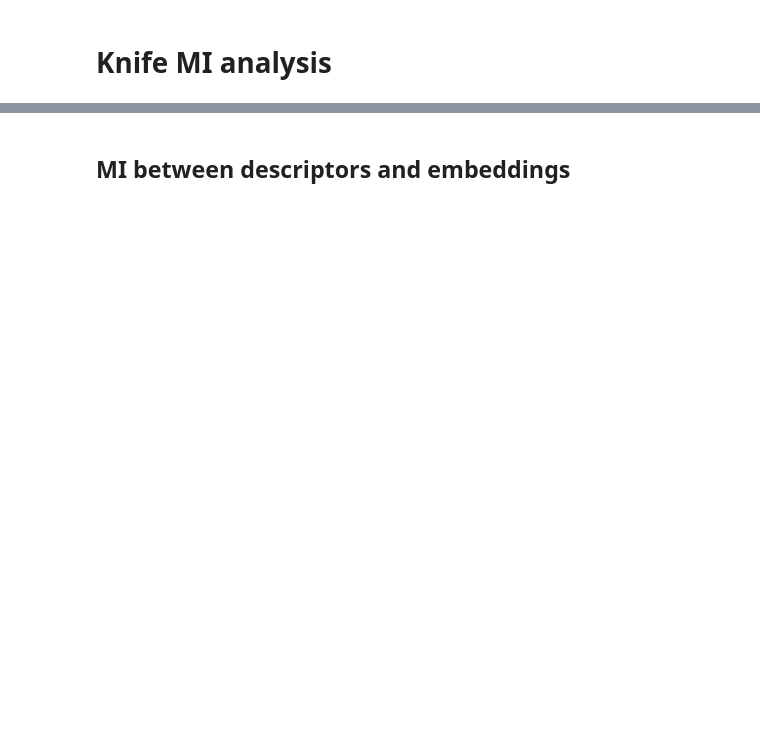
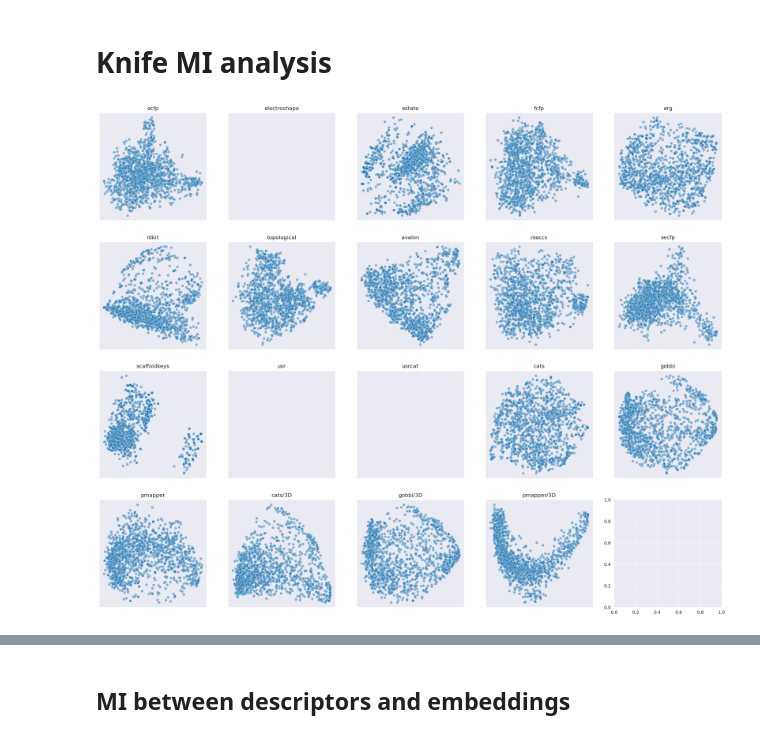
Before and after one commit to ills-montreal/emir, a Jupyter notebook: molecule/analysis.ipynb, the cells around one changed output, grey strips where cells are left out. Saved outputs shown, nothing was run; the diff lists cells and outputs as text; code cells hidden in the pictures; blank space fills up the shorter version.

```diff
--- a/molecule/analysis.ipynb
+++ b/molecule/analysis.ipynb
@@ -45,24 +45,26 @@ with open(f"data/{DATASET}/smiles.json", "r") as f:
 # %%
 FIGSIZE = 5
 fig,axes = plt.subplots(4,5,figsize=(FIGSIZE*5,FIGSIZE*4))
 axes = axes.flatten()
 
 for i,d in enumerate(tqdm(DESCRIPTORS)):
     if os.path.exists(f"data/{DATASET}/{d.replace('/','_')}_{LENGTH}_mds_{MDS_DIM}.npy"):
         embeddings = np.load(f"data/{DATASET}/{d.replace('/','_')}_{LENGTH}_mds_{MDS_DIM}.npy")
         pca = sklearn.decomposition.PCA(n_components=2)
         embeddings_red = pca.fit_transform(embeddings)
         #tsne = sklearn.manifold.TSNE(n_components=2, n_iter=250)
         #embeddings_red = tsne.fit_transform(embeddings_red)
         df = pd.DataFrame(embeddings_red, columns=["PC1", "PC2"])
         df["smiles"] = smiles
-        sns.scatterplot(data=df, x="PC1", y="PC2",alpha=0.005, ax=axes[i])
+        sns.scatterplot(data=df, x="PC1", y="PC2",alpha=0.5, ax=axes[i])
     axes[i].set_title(d)
     axes[i].set_xlabel("")
     axes[i].set_ylabel("")
     axes[i].set_xticks([])
     axes[i].set_yticks([])
 plt.show()
+# %% [output]
+[figure, added]
 # %%
 models_pca = ["ChemBertMLM-5M", "ChemBertMTR-5M", "EdgePred","GraphMVP", "AttributeMask","Not-trained"]
 MODELS = get_model_path(models=models_pca)
```
Also changed, not shown: parts of 19 cells of this notebook, 5 other files.
